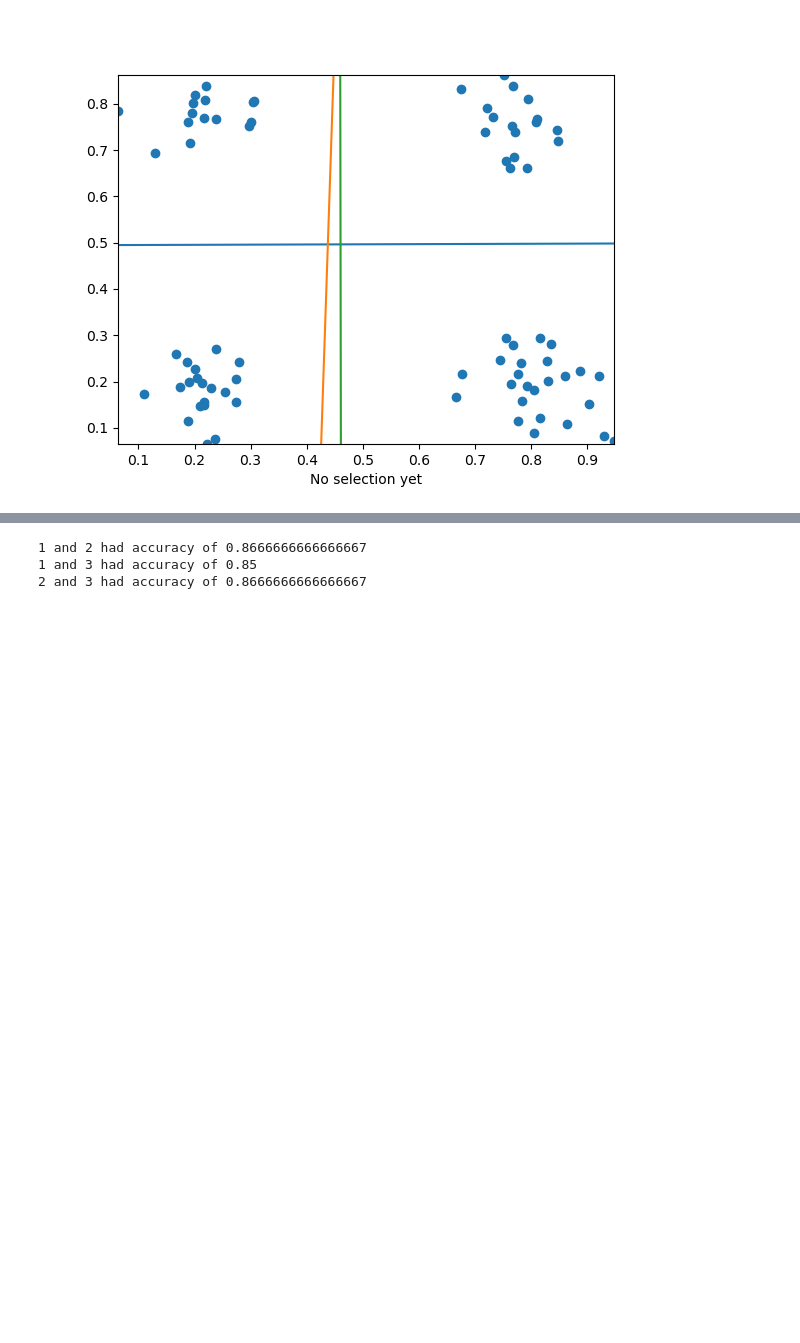
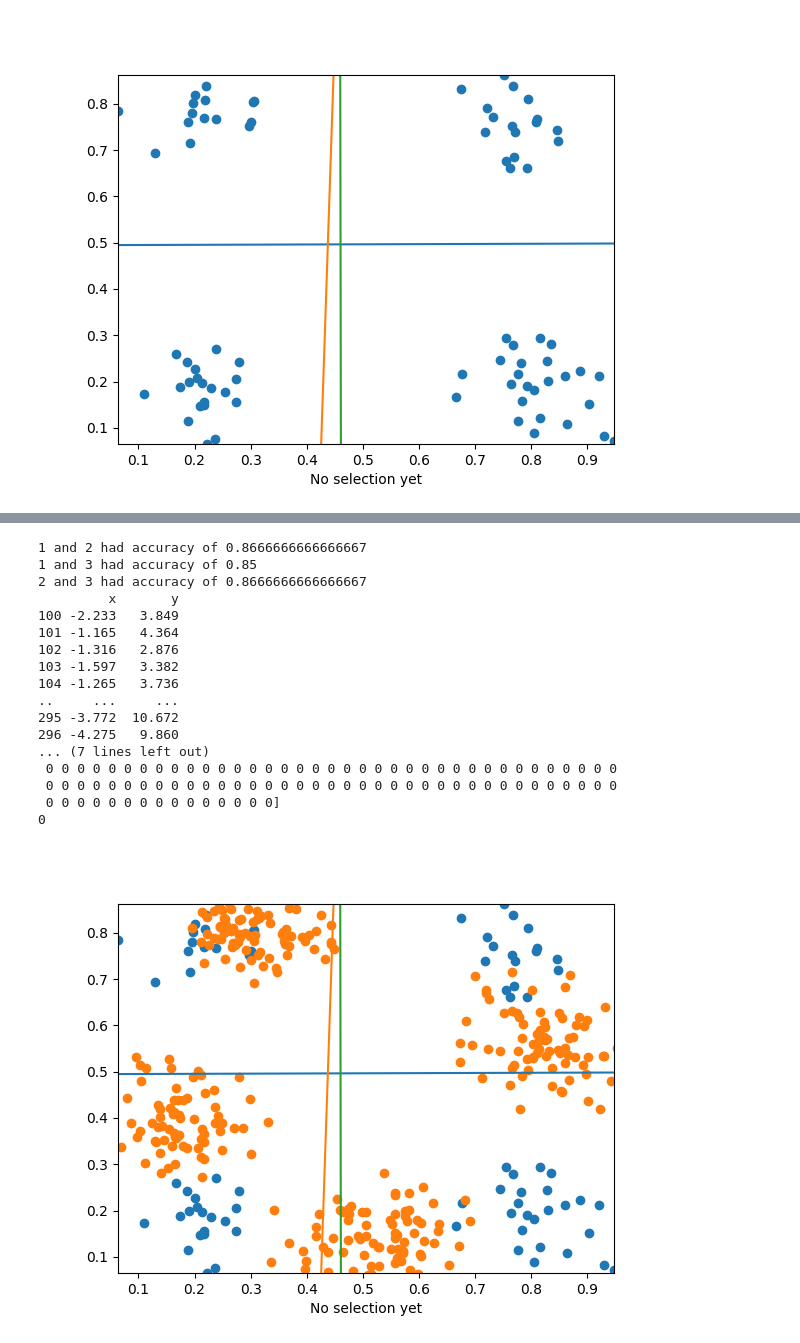
Before and after one commit to emmae04/380_finalProject, a Jupyter notebook: final.ipynb, the cells around one changed output, grey strips where cells are left out. Drawn from its saved outputs; the diff is of its cells as text; code cells hidden in the pictures; blank space fills up the shorter version.

```diff
--- a/final.ipynb
+++ b/final.ipynb
@@ -341,6 +365,5 @@ cid = fig.canvas.mpl_connect('button_press_event', onclick)
 # %%
-# run the tree build on training data 3 and use test for dataset 3
-
+# run the tree build for data 3
 X_train, Y_train, X_test, Y_test = getData('./data/Data3Train.csv', './data/Data3Test.csv')
 
 class_pairs = [(1, 2), (1, 3), (2,3)]
@@ -355,35 +378,50 @@ for class_label_one, class_label_two in class_pairs:
         best_acc = curr_acc
         best_class_one = class_label_one
         best_class_two = class_label_two
         best_model = curr_model
     print(str(class_label_one) + " and " + str(class_label_two) + " had accuracy of " + str(curr_acc))
 
 root = Node(best_model)
 #print(str(best_class_one) + " and " + str(best_class_two) + " had accuracy of " + str(best_acc))
 
 # partition training data
 part_1_indices = np.isin(Y_train, [2, 3])
 part_1_indicesT = np.isin(Y_test, [1, 2])
 
 X_train_part_1 = X_train[part_1_indices]
 Y_train_part_1 = Y_train[part_1_indices]
 X_test_part_1 = X_test[part_1_indicesT]
 Y_test_part_1 = Y_test[part_1_indicesT]
 
 curr_model_1 = separate_one(X_train_part_1, Y_train_part_1, False, 2)
 curr_acc_1 = evaluate_model_one(X_test_part_1, Y_test_part_1, curr_model_1, 2)
 curr_right = Node(curr_model_1)
 root.setRight(curr_right)
 curr_right.setLeft(Node(3))
 curr_right.setRight(Node(2))
 
 root.setLeft(Node(1))
-#plt.scatter(X_train['x'], X_train['y'])
-#plt.show()
+plt.scatter(X_train['x'], X_train['y'])
+plt.show()
 # %% [output]
 1 and 2 had accuracy of 0.8666666666666667
 1 and 3 had accuracy of 0.85
 2 and 3 had accuracy of 0.8666666666666667
+         x       y
+100 -2.233   3.849
+101 -1.165   4.364
+102 -1.316   2.876
+103 -1.597   3.382
+104 -1.265   3.736
+..     ...     ...
+295 -3.772  10.672
+296 -4.275   9.860
+... (7 lines left out)
+ 0 0 0 0 0 0 0 0 0 0 0 0 0 0 0 0 0 0 0 0 0 0 0 0 0 0 0 0 0 0 0 0 0 0 0 0 0
+ 0 0 0 0 0 0 0 0 0 0 0 0 0 0 0 0 0 0 0 0 0 0 0 0 0 0 0 0 0 0 0 0 0 0 0 0 0
+ 0 0 0 0 0 0 0 0 0 0 0 0 0 0 0]
+0
+[figure, added]
 # %%
 # interactive plot for data 3
 %matplotlib widget
```
Also changed, not shown: parts of 10 cells of this notebook.
